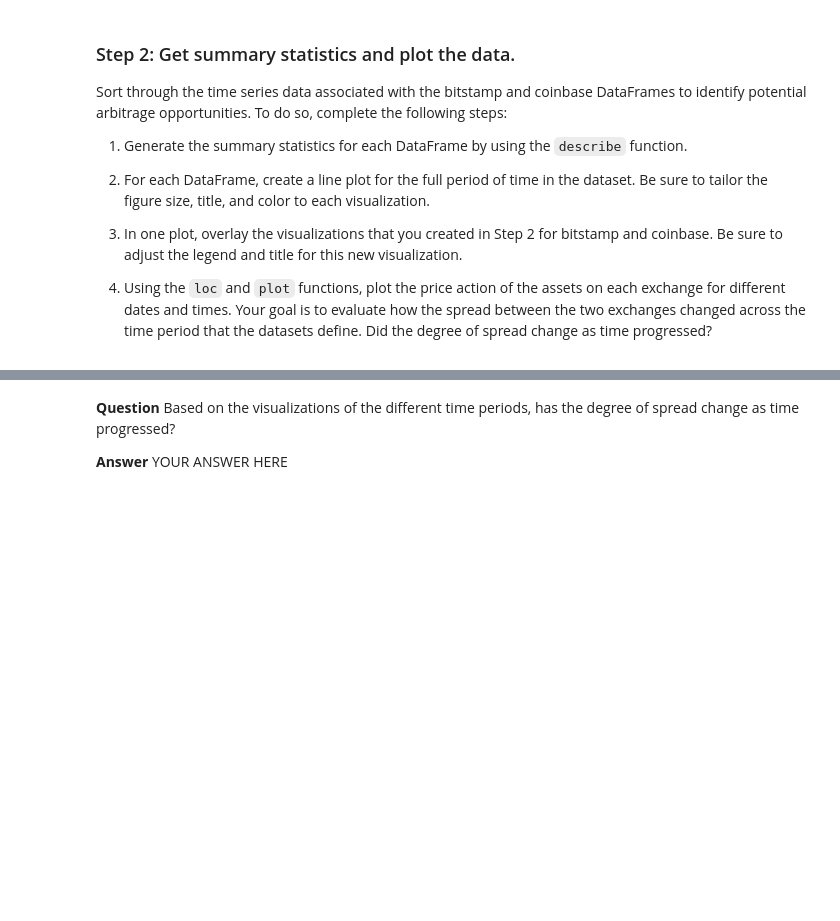
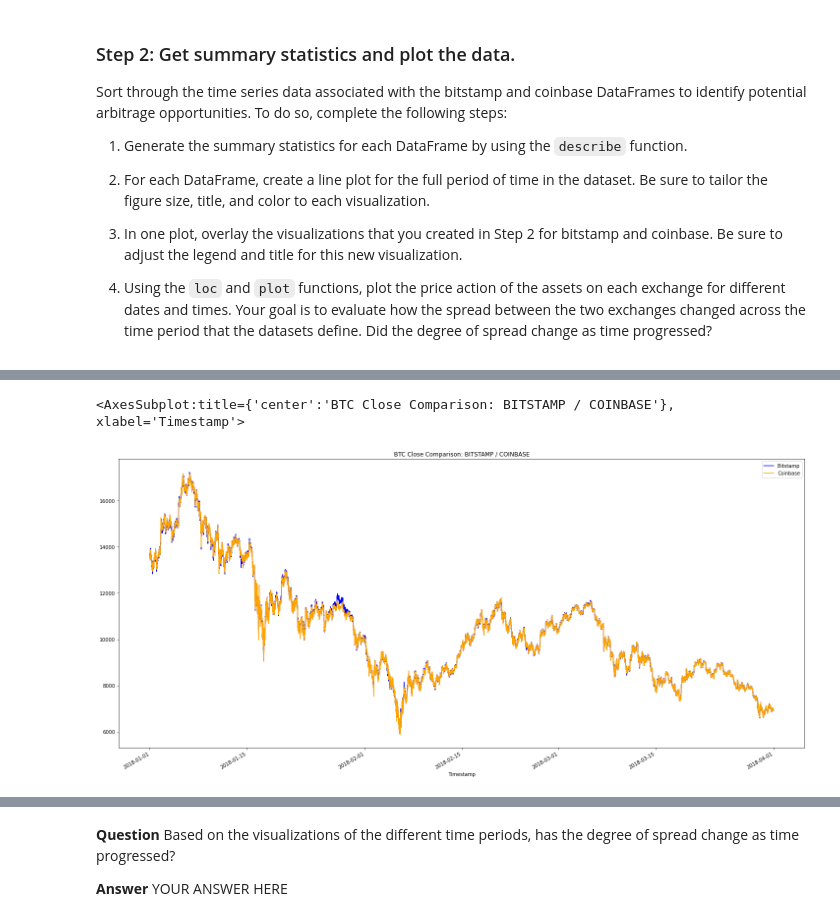
Before and after one commit to ForrestSurles/Bitcoin_Exchange_Arbitrage_Analysis, a Jupyter notebook: crypto_arbitrage.ipynb, the cells around one changed output, grey strips where cells are left out. Cells and saved outputs as stored; diff of their text form; code cells hidden in the pictures; blank space fills up the shorter version.

```diff
--- a/crypto_arbitrage.ipynb
+++ b/crypto_arbitrage.ipynb
@@ -217,8 +293,12 @@ Sort through the time series data associated with the bitstamp and coinbase Data
 # %%
 # Overlay the visualizations for the bitstamp and coinbase DataFrames in one plot
 # The plot should visualize the prices over the full lenth of the dataset
 # Be sure to include the parameters: legend, figure size, title, and color and label
-# YOUR CODE HERE
+bitstamp_sliced.plot(legend=True,figsize=(25,12),title='BTC Close Comparison: BITSTAMP / COINBASE',color='blue',label='Bitstamp')
+coinbase_sliced.plot(legend=True,figsize=(25,12),color='orange',label='Coinbase')
+# %% [output]
+<AxesSubplot:title={'center':'BTC Close Comparison: BITSTAMP / COINBASE'}, xlabel='Timestamp'>
+[figure, added]
 # %%
 # Using the loc and plot functions, create an overlay plot that visualizes
 # the price action of both DataFrames for a one month period early in the dataset
```
Also changed, not shown: parts of 24 cells of this notebook.
